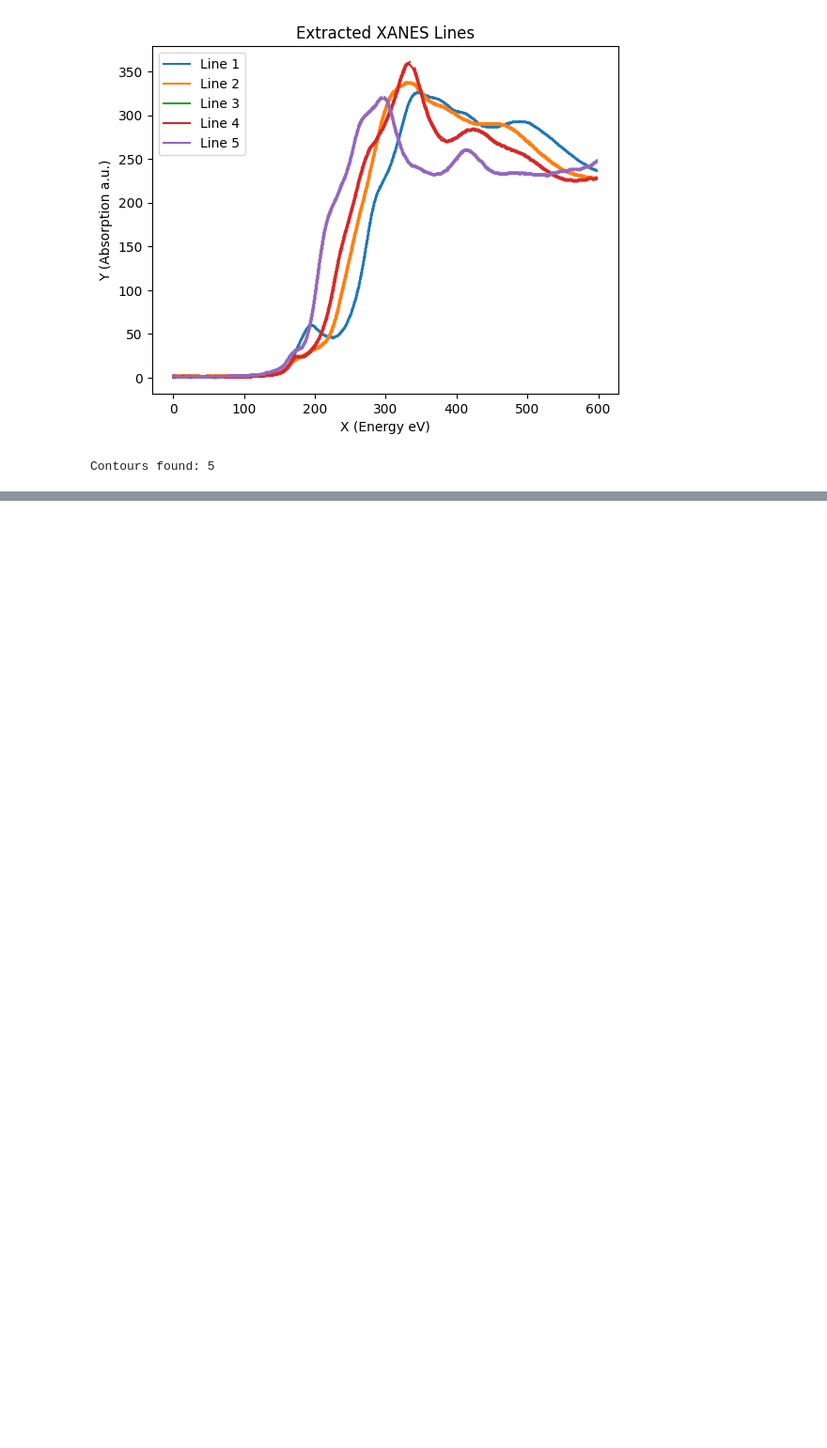
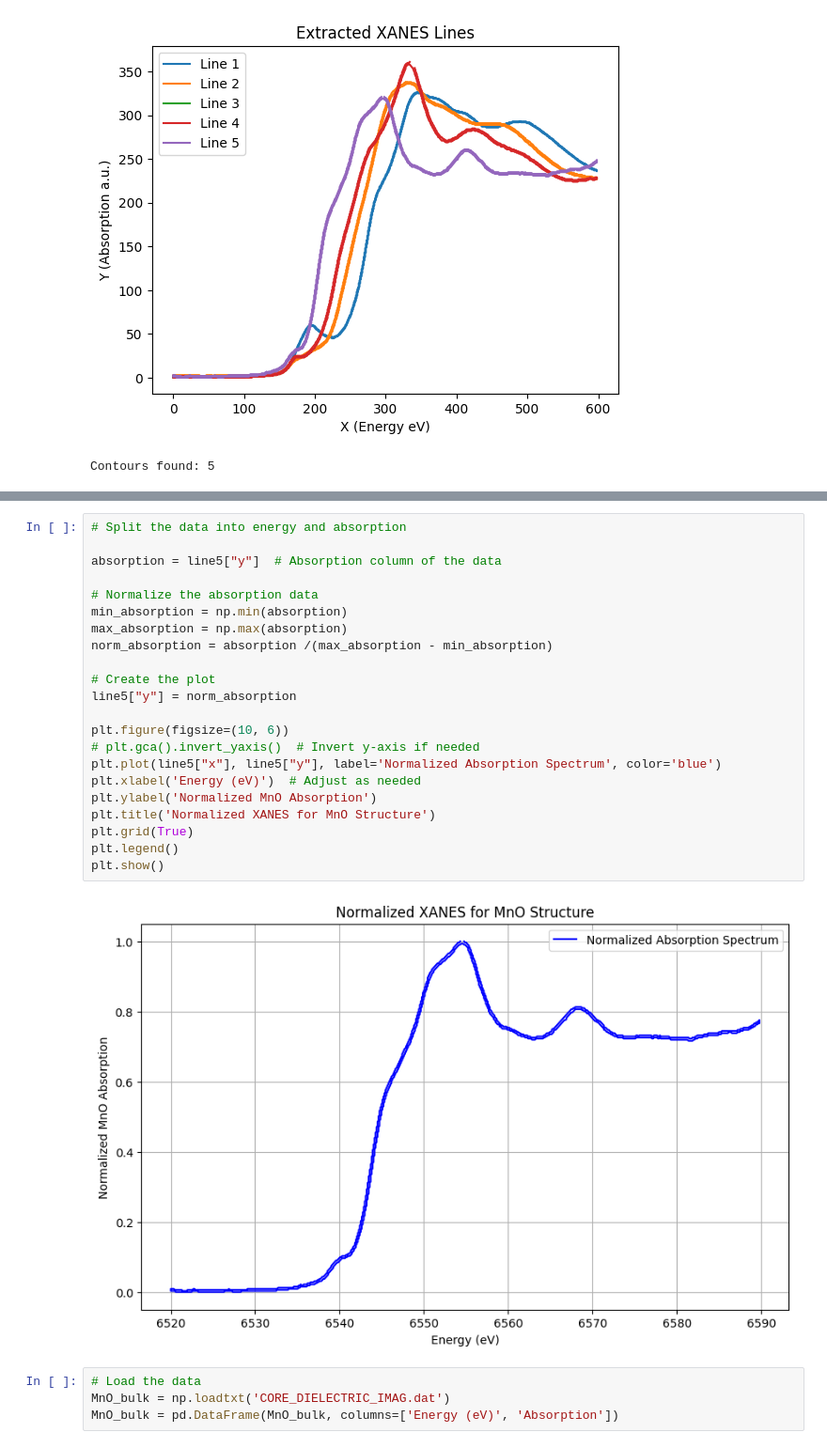
Before and after one commit to Lungelodlm/chemeng, a Jupyter notebook: Summary.ipynb, the cells around one changed output, grey strips where cells are left out. Shown at 94% size. Saved outputs shown, nothing was run; the diff lists cells and outputs as text; blank space fills up the shorter version.

```diff
--- a/Summary.ipynb
+++ b/Summary.ipynb
@@ -176,0 +148,28 @@ plt.show()
+# %%
+# Split the data into energy and absorption
+
+absorption = line5["y"]  # Absorption column of the data
+
+# Normalize the absorption data
+min_absorption = np.min(absorption)
+max_absorption = np.max(absorption)
+norm_absorption = absorption /(max_absorption - min_absorption)
+
+# Create the plot
+line5["y"] = norm_absorption
+
+plt.figure(figsize=(10, 6))
+# plt.gca().invert_yaxis()  # Invert y-axis if needed
+plt.plot(line5["x"], line5["y"], label='Normalized Absorption Spectrum', color='blue')
+plt.xlabel('Energy (eV)')  # Adjust as needed
+plt.ylabel('Normalized MnO Absorption')
+plt.title('Normalized XANES for MnO Structure')
+plt.grid(True)
+plt.legend()
+plt.show()
+# %% [output]
+[figure, added]
+# %%
+# Load the data
+MnO_bulk = np.loadtxt('CORE_DIELECTRIC_IMAG.dat')
+MnO_bulk = pd.DataFrame(MnO_bulk, columns=['Energy (eV)', 'Absorption'])
```
Also changed, not shown: parts of 6 cells of this notebook.
